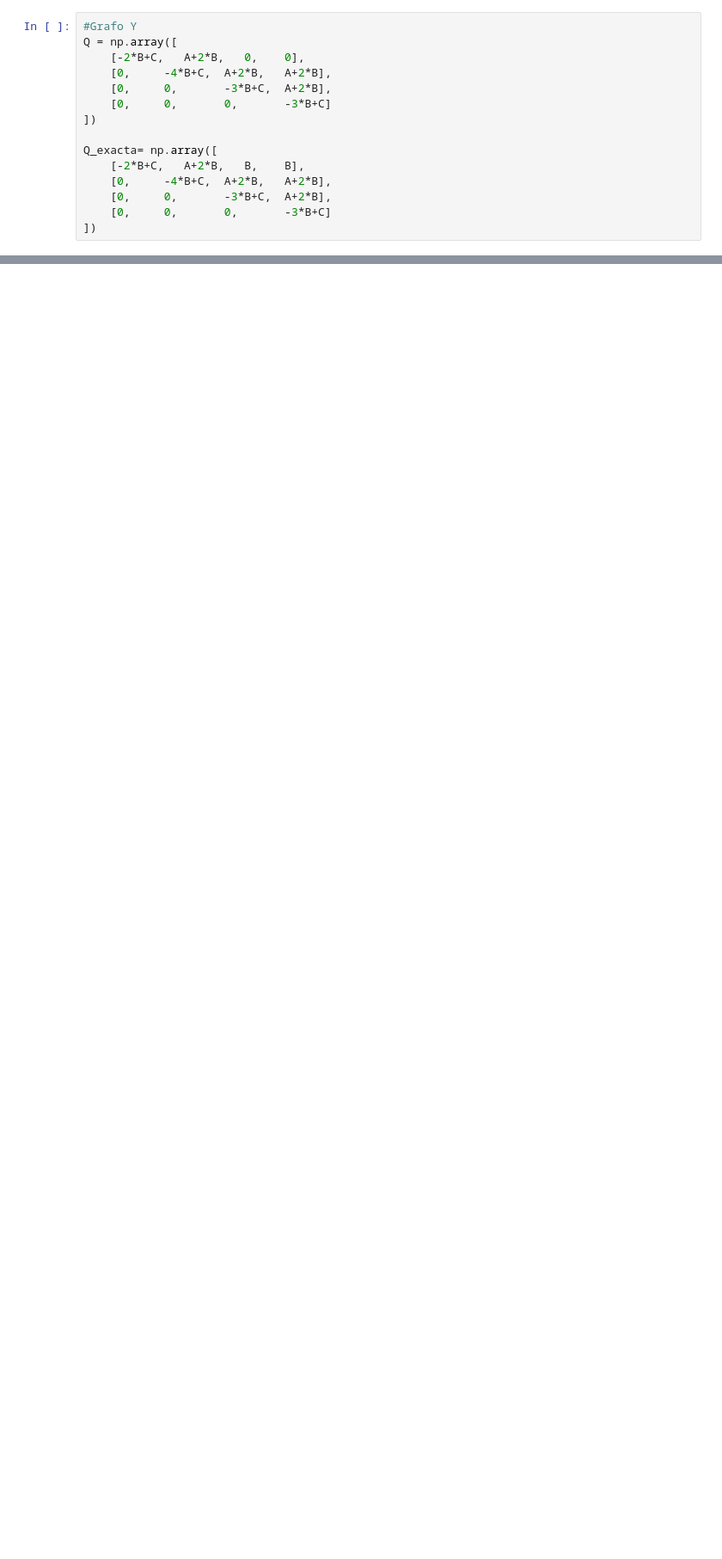
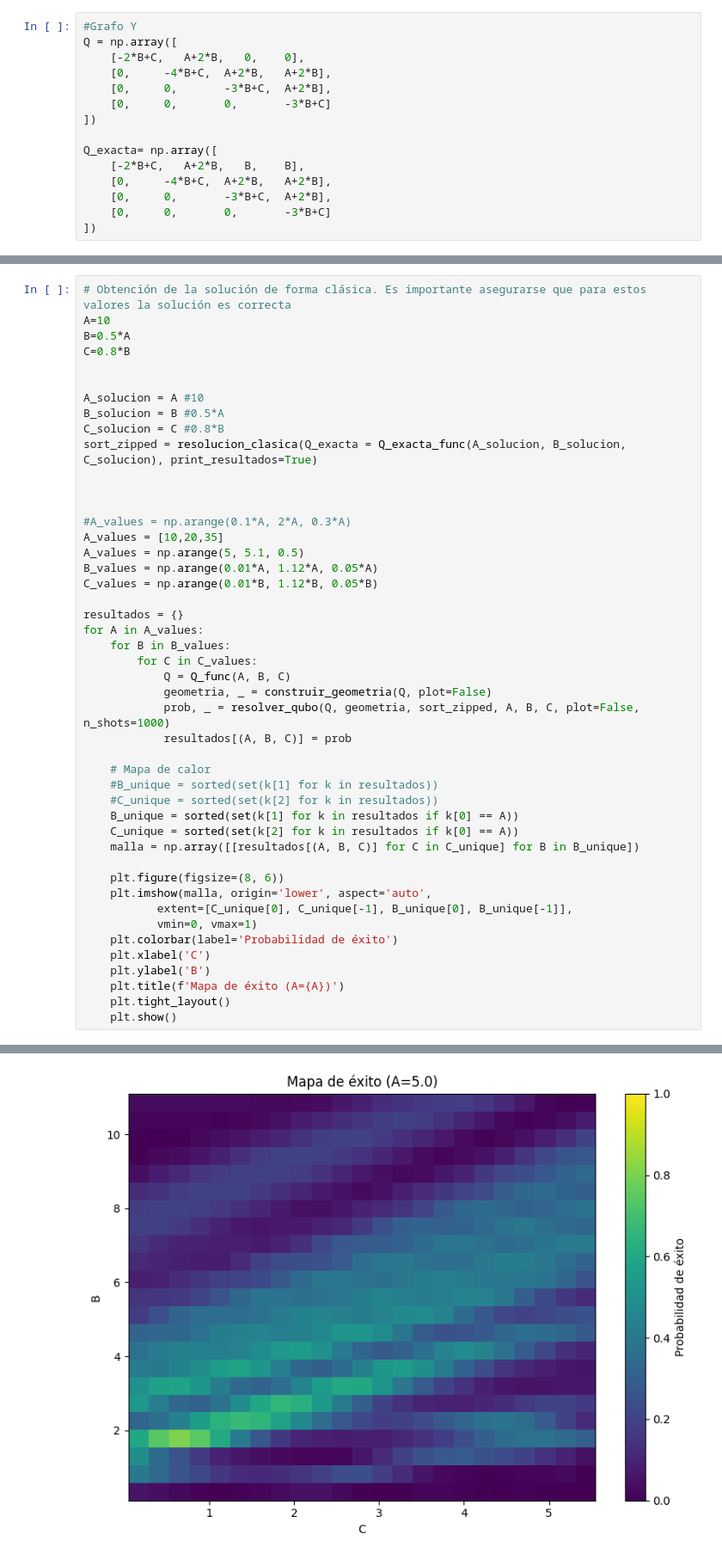
Before and after one commit to javipena2003/Codigo_tfg, a Jupyter notebook: 7_QUBO_funciones.ipynb, the cells around one changed output, grey strips where cells are left out. Shown at 86% size. Saved outputs shown, nothing was run; the diff lists cells and outputs as text; blank space fills up the shorter version.

```diff
--- a/7_QUBO_funciones.ipynb
+++ b/7_QUBO_funciones.ipynb
@@ -269,0 +316,47 @@ def resolver_qubo(Q, geometria, sort_zipped, A, B, C,
+# %%
+# Obtención de la solución de forma clásica. Es importante asegurarse que para estos valores la solución es correcta
+A=10
+B=0.5*A
+C=0.8*B
+
+
+A_solucion = A #10
+B_solucion = B #0.5*A
+C_solucion = C #0.8*B
+sort_zipped = resolucion_clasica(Q_exacta = Q_exacta_func(A_solucion, B_solucion, C_solucion), print_resultados=True)
+
+
+
+#A_values = np.arange(0.1*A, 2*A, 0.3*A)
+A_values = [10,20,35]
+A_values = np.arange(5, 5.1, 0.5)
+B_values = np.arange(0.01*A, 1.12*A, 0.05*A)
+C_values = np.arange(0.01*B, 1.12*B, 0.05*B)
+
+resultados = {}
+for A in A_values:
+    for B in B_values:
+        for C in C_values:
+            Q = Q_func(A, B, C)
+            geometria, _ = construir_geometria(Q, plot=False)
+            prob, _ = resolver_qubo(Q, geometria, sort_zipped, A, B, C, plot=False, n_shots=1000)
+            resultados[(A, B, C)] = prob
+
+    # Mapa de calor
+    #B_unique = sorted(set(k[1] for k in resultados))
+    #C_unique = sorted(set(k[2] for k in resultados))
+    B_unique = sorted(set(k[1] for k in resultados if k[0] == A))
+    C_unique = sorted(set(k[2] for k in resultados if k[0] == A))
+    malla = np.array([[resultados[(A, B, C)] for C in C_unique] for B in B_unique])
+
+    plt.figure(figsize=(8, 6))
+    plt.imshow(malla, origin='lower', aspect='auto',
+           extent=[C_unique[0], C_unique[-1], B_unique[0], B_unique[-1]],
+           vmin=0, vmax=1)
+    plt.colorbar(label='Probabilidad de éxito')
+    plt.xlabel('C')
+    plt.ylabel('B')
+    plt.title(f'Mapa de éxito (A={A})')
+    plt.tight_layout()
+    plt.show()
+# %% [output]
@@ -269,0 +365 @@ def resolver_qubo(Q, geometria, sort_zipped, A, B, C,
+[figure, added]
```
Also changed, not shown: parts of 11 cells of this notebook, 5 other files.
